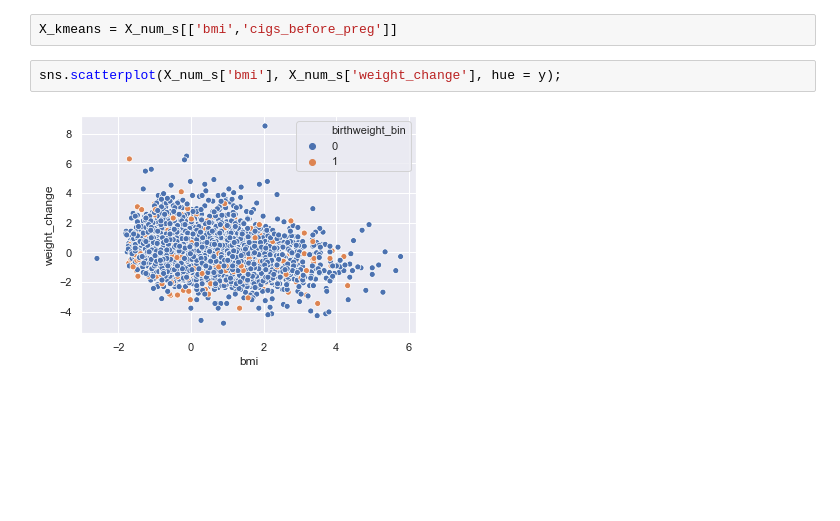
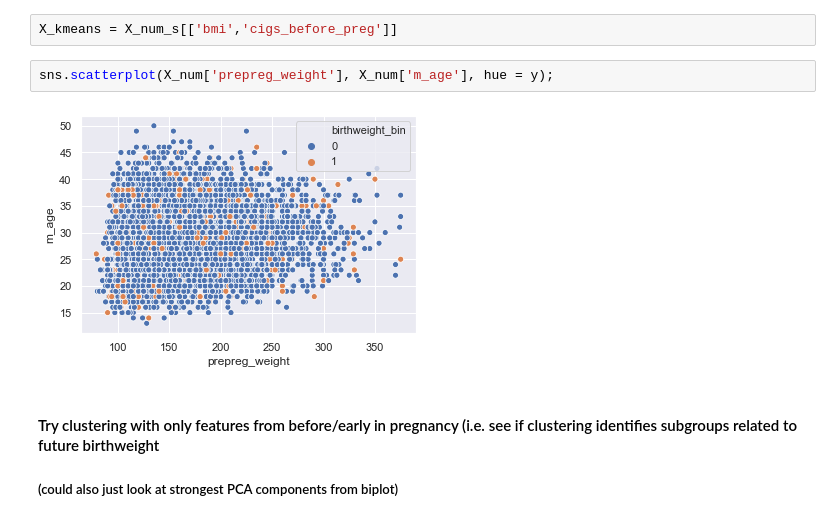
Before and after one commit to catrionamackay/Machine-Learning-Project, a Jupyter notebook: Unsupervised.ipynb, the cells around one changed output. Saved outputs shown, nothing was run; the diff lists cells and outputs as text; blank space fills up the shorter version.

Commit message:
Worked on visualisation

```diff
--- a/Unsupervised.ipynb
+++ b/Unsupervised.ipynb
@@ -232,6 +238,9 @@ plt.ylabel('Sum of squared distance');
 # %%
 X_kmeans = X_num_s[['bmi','cigs_before_preg']]
 # %%
-sns.scatterplot(X_num_s['bmi'], X_num_s['weight_change'], hue = y);
+sns.scatterplot(X_num['prepreg_weight'], X_num['m_age'], hue = y);
 # %% [output]
-[figure, old version]
+[figure, new version]
+# %% [markdown]
+#### Try clustering with only features from before/early in pregnancy (i.e. see if clustering identifies subgroups related to future birthweight
+##### (could also just look at strongest PCA components from biplot)
```
Also changed, not shown: parts of 26 cells of this notebook, 7 other files.
